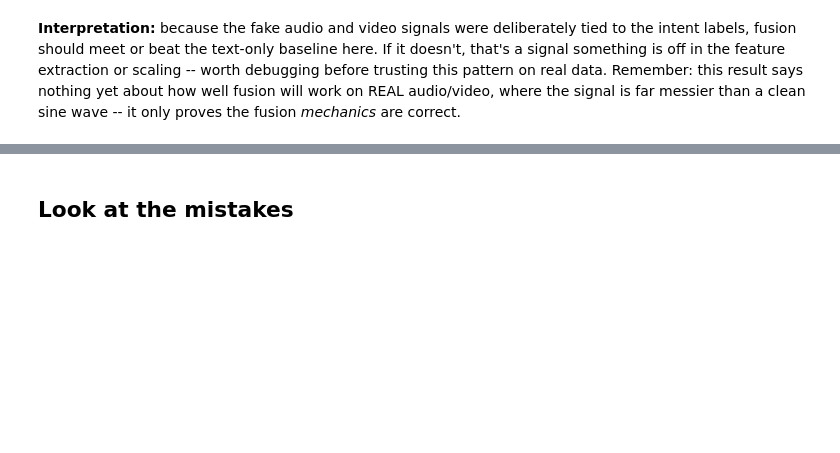
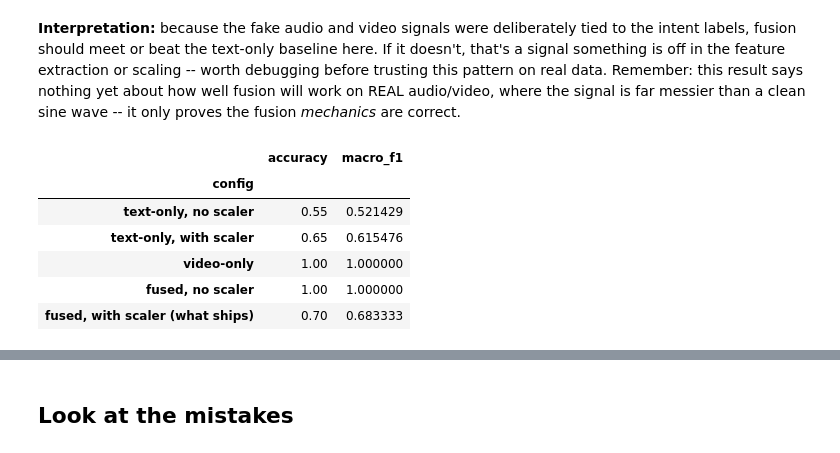
Before and after one commit to dmyung14/Multimodal-Intent-Classifier, a Jupyter notebook: notebooks/milestone2_toy_fusion.ipynb, the cells around one changed output, grey strips where cells are left out. Saved outputs shown, nothing was run; the diff lists cells and outputs as text; code cells hidden in the pictures; blank space fills up the shorter version.

```diff
--- a/notebooks/milestone2_toy_fusion.ipynb
+++ b/notebooks/milestone2_toy_fusion.ipynb
@@ -270,3 +272,35 @@ labels, fusion should meet or beat the text-only baseline here. If it doesn't, t
 is off in the feature extraction or scaling -- worth debugging before trusting this pattern on real data.
 Remember: this result says nothing yet about how well fusion will work on REAL audio/video, where the
 signal is far messier than a clean sine wave -- it only proves the fusion *mechanics* are correct.
+# %%
+# Ablation: does scaling actually help, or does one modality already nail this on its own?
+text_feats_test = tfidf.transform(test["text"]).toarray()
+audio_feats_test = build_audio_features(test)
+video_feats_test = build_video_features(test)
+fused_test_raw = np.hstack([text_feats_test, audio_feats_test, video_feats_test])
+text_scaler = StandardScaler().fit(text_feats_train)
+
+def fit_eval(X_train, X_test):
+    preds_ = LogisticRegression(max_iter=1000).fit(X_train, train["intent"]).predict(X_test)
+    return accuracy_score(truth, preds_), f1_score(truth, preds_, average="macro")
+
+configs = {
+    "text-only, no scaler": (text_feats_train, text_feats_test),
+    "text-only, with scaler": (text_scaler.transform(text_feats_train), text_scaler.transform(text_feats_test)),
+    "video-only": (video_feats_train, video_feats_test),
+    "fused, no scaler": (fused_train_raw, fused_test_raw),
+    "fused, with scaler (what ships)": (fused_train, fused_test),
+}
+ablation = pd.DataFrame([
+    {"config": name, "accuracy": fit_eval(a, b)[0], "macro_f1": fit_eval(a, b)[1]}
+    for name, (a, b) in configs.items()
+]).set_index("config")
+ablation
+# %% [output]
+|  | accuracy | macro_f1 |
+| config |  |  |
+| text-only, no scaler | 0.55 | 0.521429 |
+| text-only, with scaler | 0.65 | 0.615476 |
+| video-only | 1.00 | 1.000000 |
+| fused, no scaler | 1.00 | 1.000000 |
+| fused, with scaler (what ships) | 0.70 | 0.683333 |
```
Also changed, not shown: parts of 4 cells of this notebook, 1 other file.
